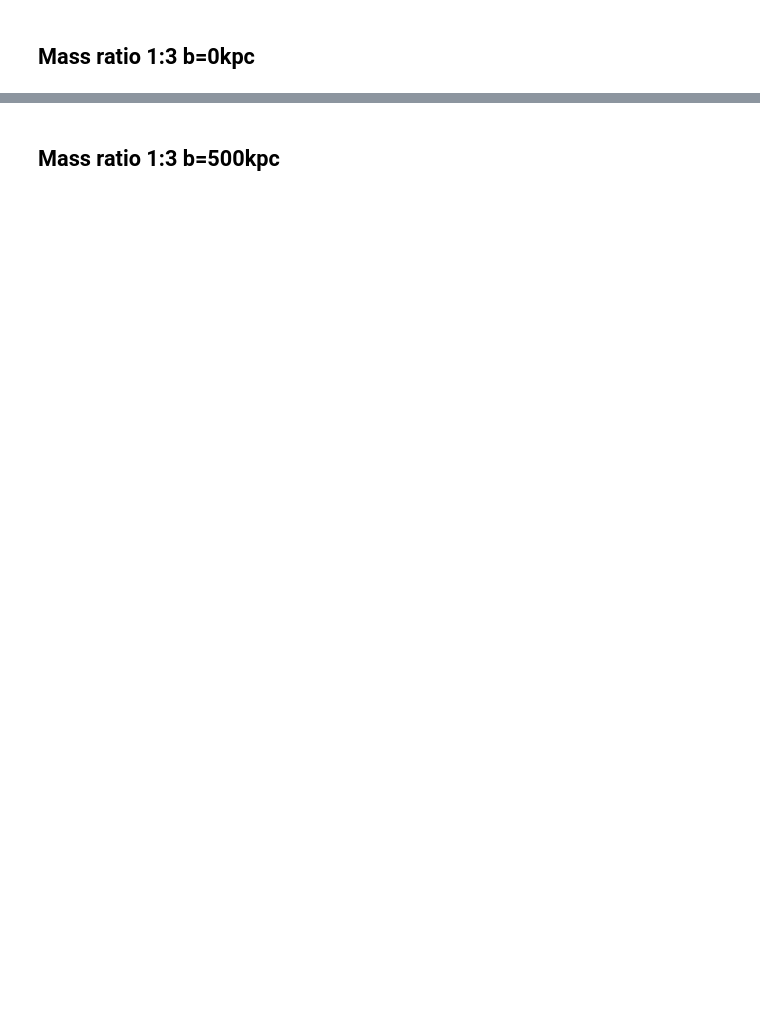
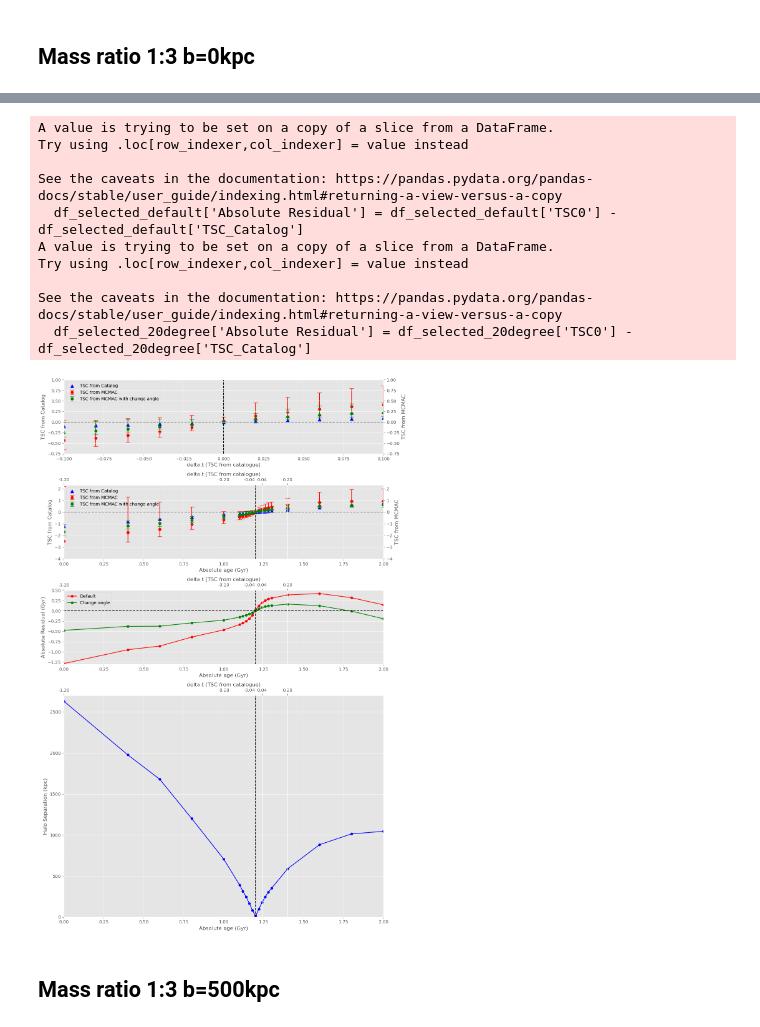
Before and after one commit to ryusei172525/SSP2024_GalaxyClusters, a Jupyter notebook: analysis_comparison.ipynb, the cells around one changed output, grey strips where cells are left out. Cells and saved outputs as stored; diff of their text form; code cells hidden in the pictures; blank space fills up the shorter version.

```diff
--- a/analysis_comparison.ipynb
+++ b/analysis_comparison.ipynb
@@ -544,2 +247,30 @@ See the caveats in the documentation: https://pandas.pydata.org/pandas-docs/stab
+# %%
+filename_default = '../output_default/zh_1to3_b0_z_MCMAC.txt'
+filename_20degree = '../output_20degree/zh_1to3_b0_z_MCMAC.txt'
+
+
+zoom_x_range = [-0.1, 0.1]
+zoom_y_range = [-0.75, 1]
+plot1_x_range = [0, 2]
+plot1_y_range = [-4, 2.3]
+plot2_x_range = [0, 2]
+plot2_y_range = [-1.3, 0.5]
+plot3_x_range = [0, 2]
+plot3_y_range = [0, 2700]
+absolute_merge_time = 2 - 0.8
+
+plotImage(filename_default, filename_20degree, zoom_x_range, zoom_y_range, plot1_x_range, plot1_y_range, plot2_x_range, plot2_y_range, plot3_x_range, plot3_y_range, absolute_merge_time)
+# %% [output]
+A value is trying to be set on a copy of a slice from a DataFrame.
+Try using .loc[row_indexer,col_indexer] = value instead
+
+See the caveats in the documentation: https://pandas.pydata.org/pandas-docs/stable/user_guide/indexing.html#returning-a-view-versus-a-copy
+  df_selected_default['Absolute Residual'] = df_selected_default['TSC0'] - df_selected_default['TSC_Catalog']
+A value is trying to be set on a copy of a slice from a DataFrame.
+Try using .loc[row_indexer,col_indexer] = value instead
+
+See the caveats in the documentation: https://pandas.pydata.org/pandas-docs/stable/user_guide/indexing.html#returning-a-view-versus-a-copy
+  df_selected_20degree['Absolute Residual'] = df_selected_20degree['TSC0'] - df_selected_20degree['TSC_Catalog']
+[figure, added]
 # %% [markdown]
 ## Mass ratio 1:3 b=500kpc
```
Also changed, not shown: parts of 27 cells of this notebook, 3 other files.
